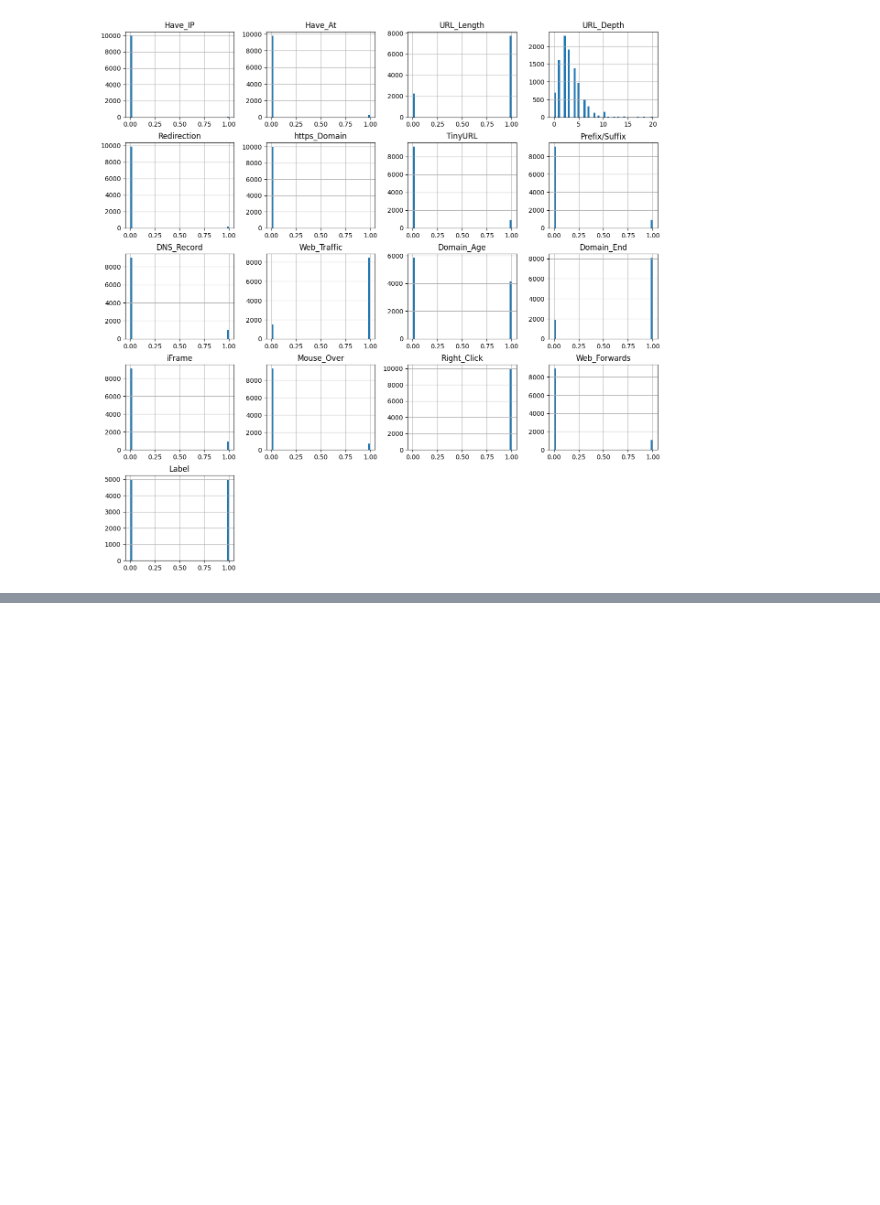
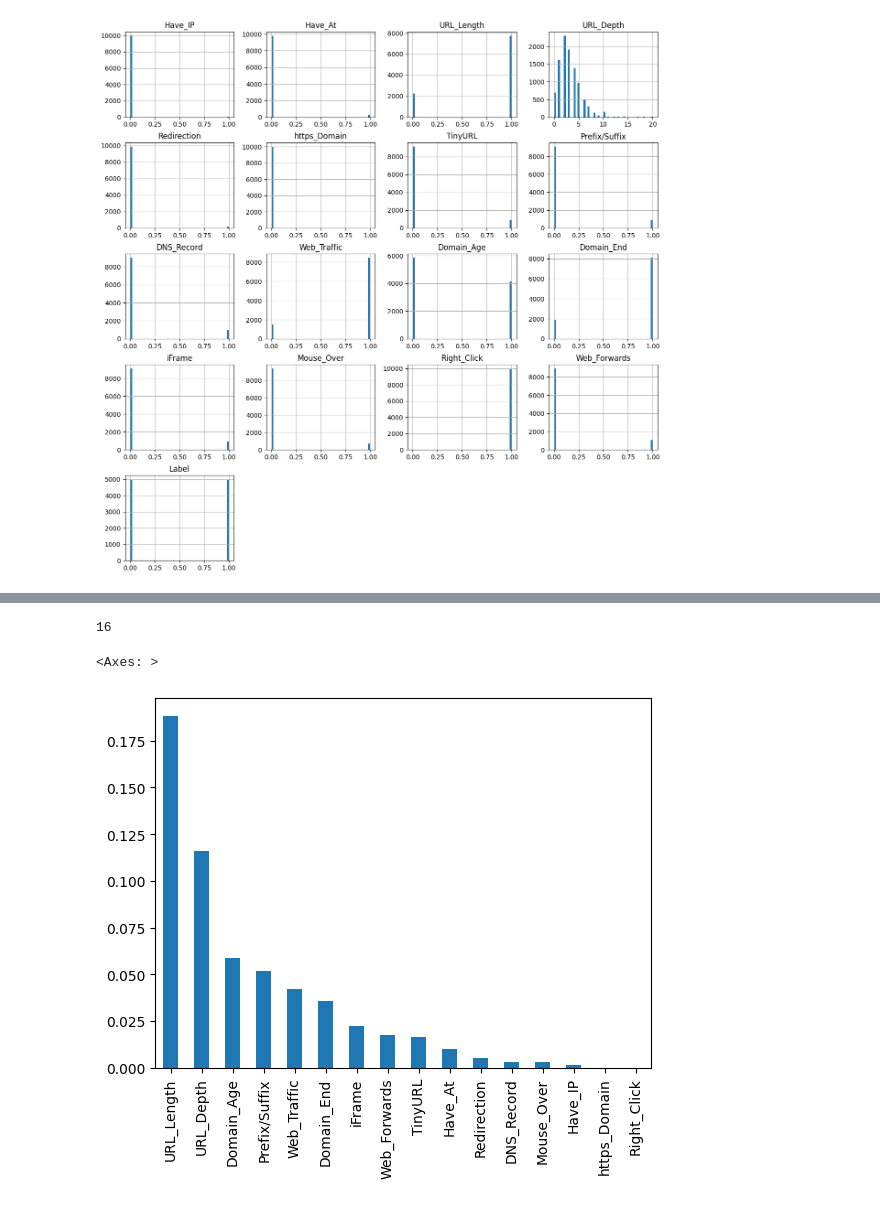
Before and after one commit to 91one/MLLLLL, a Jupyter notebook: ML.ipynb, the cells around one changed output, grey strips where cells are left out. Drawn from its saved outputs; the diff is of its cells as text; code cells hidden in the pictures; blank space fills up the shorter version.

```diff
--- a/ML.ipynb
+++ b/ML.ipynb
@@ -111,20 +111,20 @@ def create_pipeline():
     return make_pipeline(
         make_column_transformer(
             # (StandardScaler(), ["Domain"]), #1 Gone
-            # (StandardScaler(), ["Have_IP"]), #2
-            # (StandardScaler(), ["Have_At"]), #3
-            # (StandardScaler(), ["URL_Length"]), #4
-            # (StandardScaler(), ["URL_Depth"]), #5
-            # (StandardScaler(), ["Redirection"]), #6
-            # (StandardScaler(), ["https_Domain"]), #7
-            # (StandardScaler(), ["TinyURL"]), #8
-            # (StandardScaler(), ["Prefix/Suffix"]), #9
-            # (StandardScaler(), ["DNS_Record"]), #10
-            # (StandardScaler(), ["Web_Traffic"]), #11
-            # (StandardScaler(), ["Domain_Age"]), #12
-            # (StandardScaler(), ["Domain_End"]), #13
-            # (StandardScaler(), ["iFrame"]), #14
-            # (StandardScaler(), ["Mouse_Over"]), #15
+            (StandardScaler(), ["Have_IP"]), #2
+            (StandardScaler(), ["Have_At"]), #3
+            (StandardScaler(), ["URL_Length"]), #4
+            (StandardScaler(), ["URL_Depth"]), #5
+            (StandardScaler(), ["Redirection"]), #6
+            (StandardScaler(), ["https_Domain"]), #7
+            (StandardScaler(), ["TinyURL"]), #8
+            (StandardScaler(), ["Prefix/Suffix"]), #9
+            (StandardScaler(), ["DNS_Record"]), #10
+            (StandardScaler(), ["Web_Traffic"]), #11
+            (StandardScaler(), ["Domain_Age"]), #12
+            (StandardScaler(), ["Domain_End"]), #13
+            (StandardScaler(), ["iFrame"]), #14
+            (StandardScaler(), ["Mouse_Over"]), #15
             (StandardScaler(), ["Right_Click"]), #16
             (StandardScaler(), ["Web_Forwards"]), #17
             remainder="passthrough",
@@ -182,8 +189,8 @@ import warnings
 warnings.filterwarnings("ignore")
 
 params = dict(
-    decisiontreeclassifier_criterion=["gini", "entropy", "log_loss"],
-    decisiontreeclassifier_max_features=["auto", "sqrt", "log2"]
+    decisiontreeclassifier__criterion=["gini", "entropy", "log_loss"],
+    decisiontreeclassifier__max_features=["auto", "sqrt", "log2"]
 )
 
 pipeline = create_pipeline()
@@ -199,0 +207,13 @@ AttributeError: 'GridSearchCV' object has no attribute 'best_params_'
+# %%
+search.best_estimator_.steps[-1][1].n_features_in_
+# %% [output]
+16
+# %%
+from sklearn.inspection import permutation_importance as per_imp
+
+imps = per_imp(search.best_estimator_, valid_data[features], valid_data[label], random_state=0)
+imps = pd.Series(imps.importances_mean, index=features).sort_values(ascending=False)
+imps.plot(kind="bar")
+# %% [output]
+<Axes: >
+[figure, added]
```
Also changed, not shown: parts of 11 cells of this notebook.
